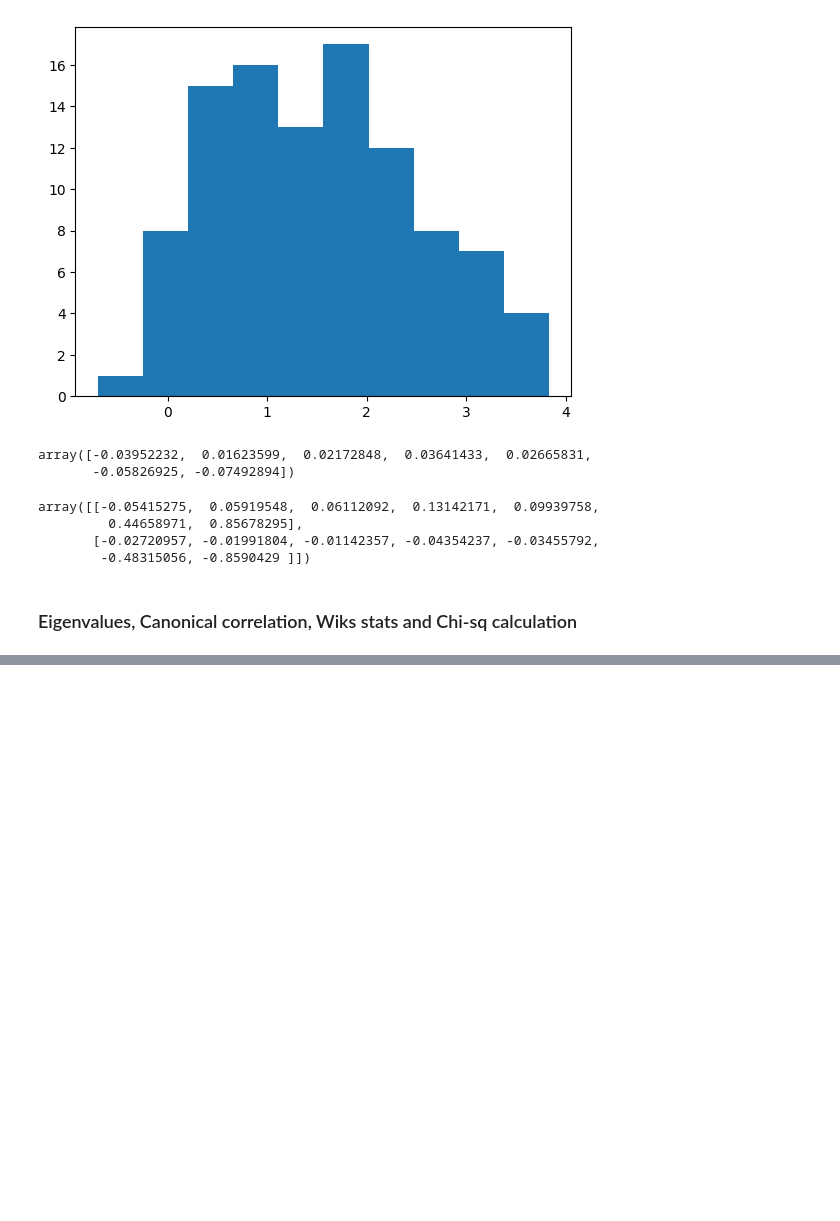
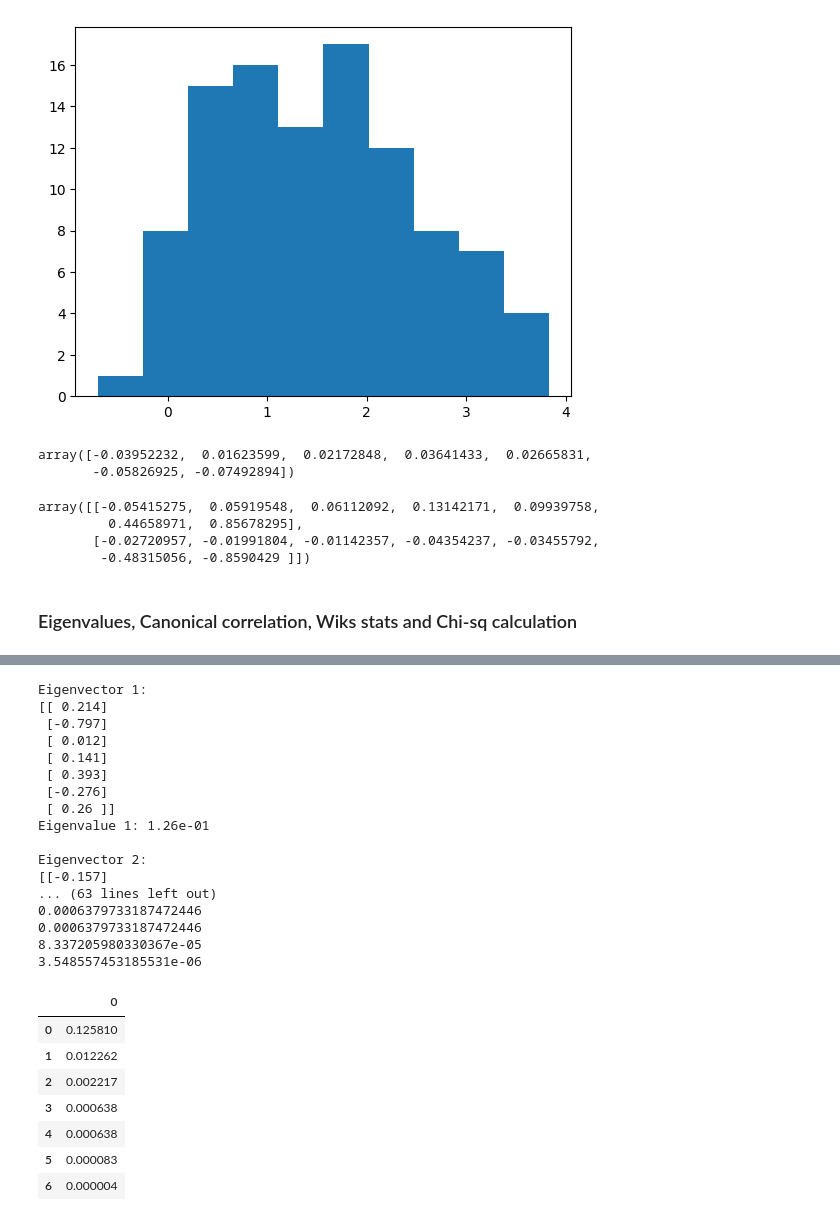
Before and after one commit to Takosaga/spring_24, a Jupyter notebook: data_mining/lab4/lab4.ipynb, the cells around one changed output, grey strips where cells are left out. Cells and saved outputs as stored; diff of their text form; code cells hidden in the pictures; blank space fills up the shorter version.

Commit message:
feat: eigenvalues found

```diff
--- a/data_mining/lab4/lab4.ipynb
+++ b/data_mining/lab4/lab4.ipynb
@@ -288,0 +286,9 @@ X=np.array(X_Train_array)
+# %%
+cl_number = labeled_df_scaled['label'].nunique()
+X=np.array(X_Train_array)
+y=np.array(y_Train_array)
+mean_vectors = []
+
+for cl in range(0,cl_number):
+    mean_vectors.append(np.mean(X[y==cl], axis=0))
+    print(f'Mean Vector class {cl}: {mean_vectors[cl]}')
@@ -288,0 +339,9 @@ X=np.array(X_Train_array)
+# %%
+overall_mean = np.mean(X, axis=0)
+S_B = np.zeros((n_columns,n_columns))
+for i,mean_vec in enumerate(mean_vectors):
+    n = X[y==i,:].shape[0]
+    mean_vec = mean_vec.reshape(n_columns,1)
+    overall_mean = overall_mean.reshape(n_columns,1)
+    S_B += n * (mean_vec - overall_mean).dot((mean_vec-overall_mean).T)
+print(f'between-class Scatter Matrix:\n {S_B}')
@@ -288,0 +364,57 @@ X=np.array(X_Train_array)
+# %%
+#Eigen values calculation
+eig_vals, eig_vecs = np.linalg.eig(np.linalg.inv(S_W).dot(S_B))
+
+for i in range(len(eig_vals)):
+    eigvec_sc = eig_vecs[:,i].reshape(n_columns,1)
+    print('\nEigenvector {}: \n{}'.format(i+1, eigvec_sc.real))
+    print('Eigenvalue {:}: {:.2e}'.format(i+1, eig_vals[i].real))
+for i in range(len(eig_vals)):
+    eigv = eig_vecs[:,i].reshape(7,1)
+    np.testing.assert_array_almost_equal(np.linalg.inv(S_W).dot(S_B).dot(eigv),
+                                         eig_vals[i] * eigv,
+                                         decimal=6, err_msg='', verbose=True)
+print('ok')
+
+eig_pairs = [(np.abs(eig_vals[i]), eig_vecs[:,i]) for i in range(len(eig_vals))]
+
+# Sort the (eigenvalue, eigenvector) tuples from high to low
+eig_pairs = sorted(eig_pairs, key=lambda k: k[0], reverse=True)
+
+# Visually confirm that the list is correctly sorted by decreasing eigenvalues
+ee=np.zeros((7,1))
+k=0
+print('Eigenvalues in decreasing order:\n')
+for i in eig_pairs:
+    print(i[0])
+    ee[k]+=i[0]
+    k+=1
+
+eig_df=pd.DataFrame(ee)
+eig_df
+# %% [output]
+Eigenvector 1:
+[[ 0.214]
+ [-0.797]
+ [ 0.012]
+ [ 0.141]
+ [ 0.393]
+ [-0.276]
+ [ 0.26 ]]
+Eigenvalue 1: 1.26e-01
+
+Eigenvector 2:
+[[-0.157]
+... (63 lines left out)
+0.0006379733187472446
+0.0006379733187472446
+8.337205980330367e-05
+3.548557453185531e-06
+|  | 0 |
+| 0 | 0.125810 |
+| 1 | 0.012262 |
+| 2 | 0.002217 |
+| 3 | 0.000638 |
+| 4 | 0.000638 |
+| 5 | 0.000083 |
+| 6 | 0.000004 |
```
Also changed, not shown: parts of 9 cells of this notebook.
